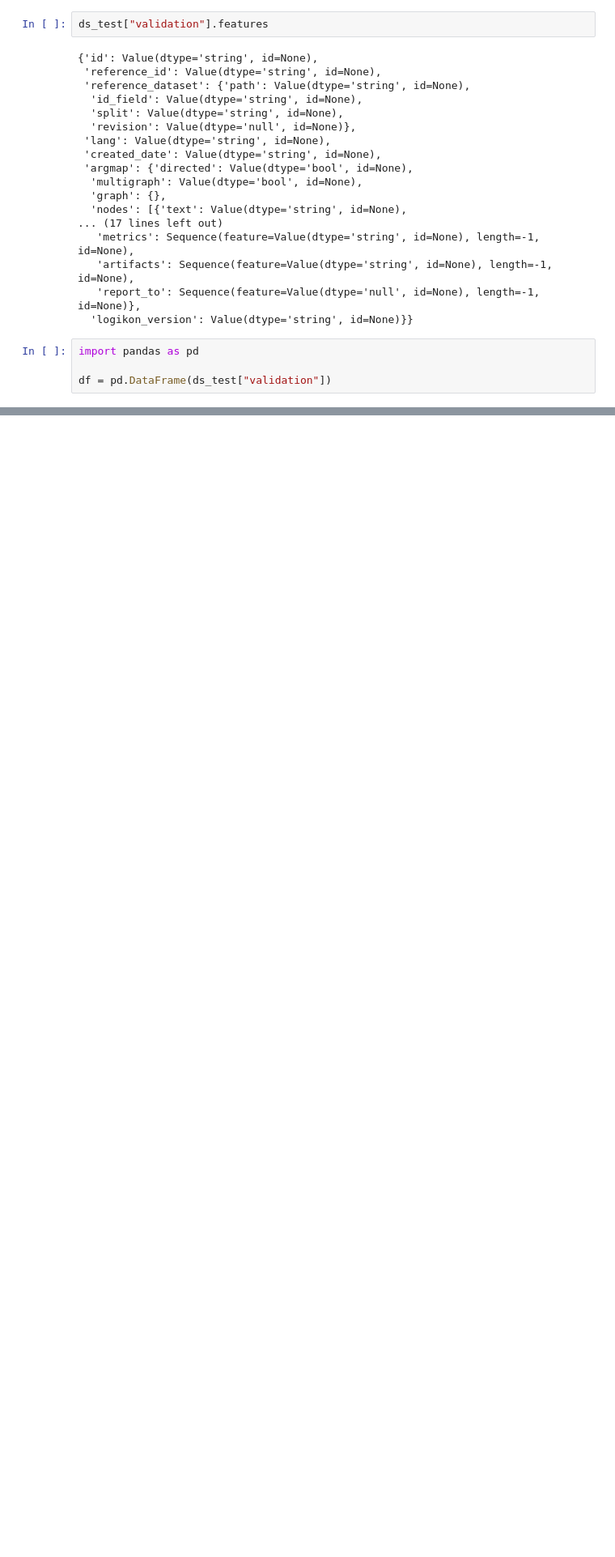
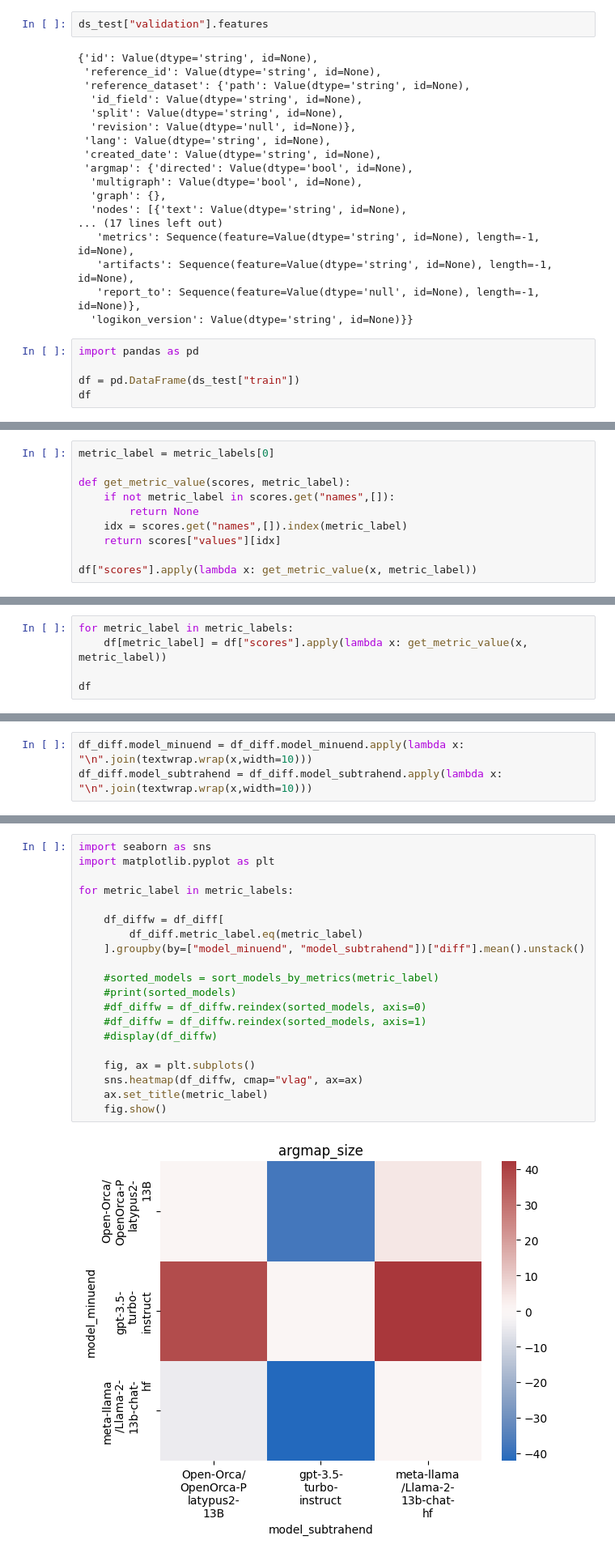
Before and after one commit to logikon-ai/logikon, a Jupyter notebook: examples/evaluations.ipynb, the cells around one changed output, grey strips where cells are left out. Shown at 81% size. Cells and saved outputs as stored; diff of their text form; blank space fills up the shorter version.

```diff
--- a/examples/evaluations.ipynb
+++ b/examples/evaluations.ipynb
@@ -403,4 +346,5 @@ ds_test["validation"].features
 # %%
 import pandas as pd
 
-df = pd.DataFrame(ds_test["validation"])
+df = pd.DataFrame(ds_test["train"])
+df
@@ -426,0 +375,10 @@ Name: scores, dtype: float64
+# %%
+metric_label = metric_labels[0]
+
+def get_metric_value(scores, metric_label):
+    if not metric_label in scores.get("names",[]):
+        return None
+    idx = scores.get("names",[]).index(metric_label)
+    return scores["values"][idx]
+
+df["scores"].apply(lambda x: get_metric_value(x, metric_label))
@@ -426,0 +398,5 @@ Name: scores, dtype: float64
+# %%
+for metric_label in metric_labels:
+    df[metric_label] = df["scores"].apply(lambda x: get_metric_value(x, metric_label))
+
+df
@@ -426,0 +452,3 @@ Name: scores, dtype: float64
+# %%
+df_diff.model_minuend = df_diff.model_minuend.apply(lambda x: "\n".join(textwrap.wrap(x,width=10)))
+df_diff.model_subtrahend = df_diff.model_subtrahend.apply(lambda x: "\n".join(textwrap.wrap(x,width=10)))
@@ -426,0 +464,22 @@ Name: scores, dtype: float64
+# %%
+import seaborn as sns
+import matplotlib.pyplot as plt
+
+for metric_label in metric_labels:
+
+    df_diffw = df_diff[
+        df_diff.metric_label.eq(metric_label)
+    ].groupby(by=["model_minuend", "model_subtrahend"])["diff"].mean().unstack()
+
+    #sorted_models = sort_models_by_metrics(metric_label)
+    #print(sorted_models)
+    #df_diffw = df_diffw.reindex(sorted_models, axis=0)
+    #df_diffw = df_diffw.reindex(sorted_models, axis=1)
+    #display(df_diffw)
+
+    fig, ax = plt.subplots()
+    sns.heatmap(df_diffw, cmap="vlag", ax=ax)
+    ax.set_title(metric_label)
+    fig.show()
+# %% [output]
+[figure, added]
```
Also changed, not shown: parts of 21 cells of this notebook, 15 other files.
